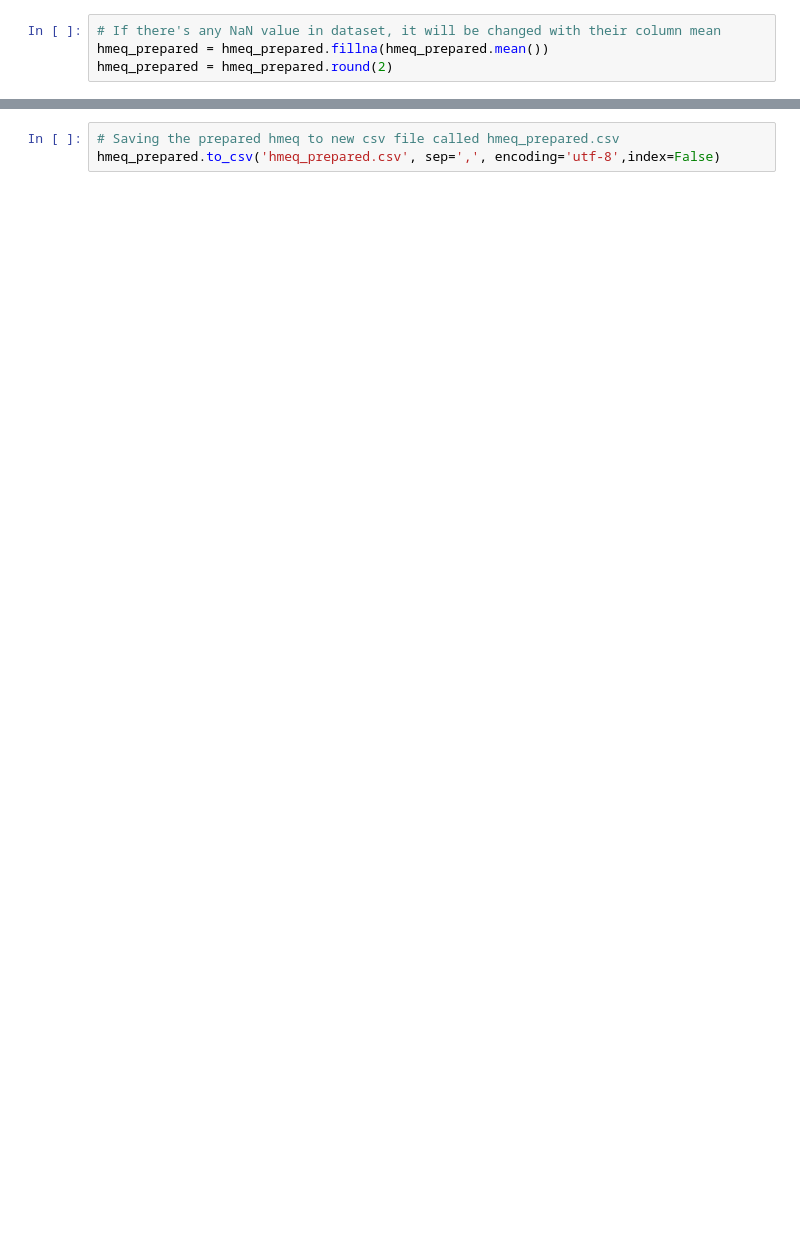
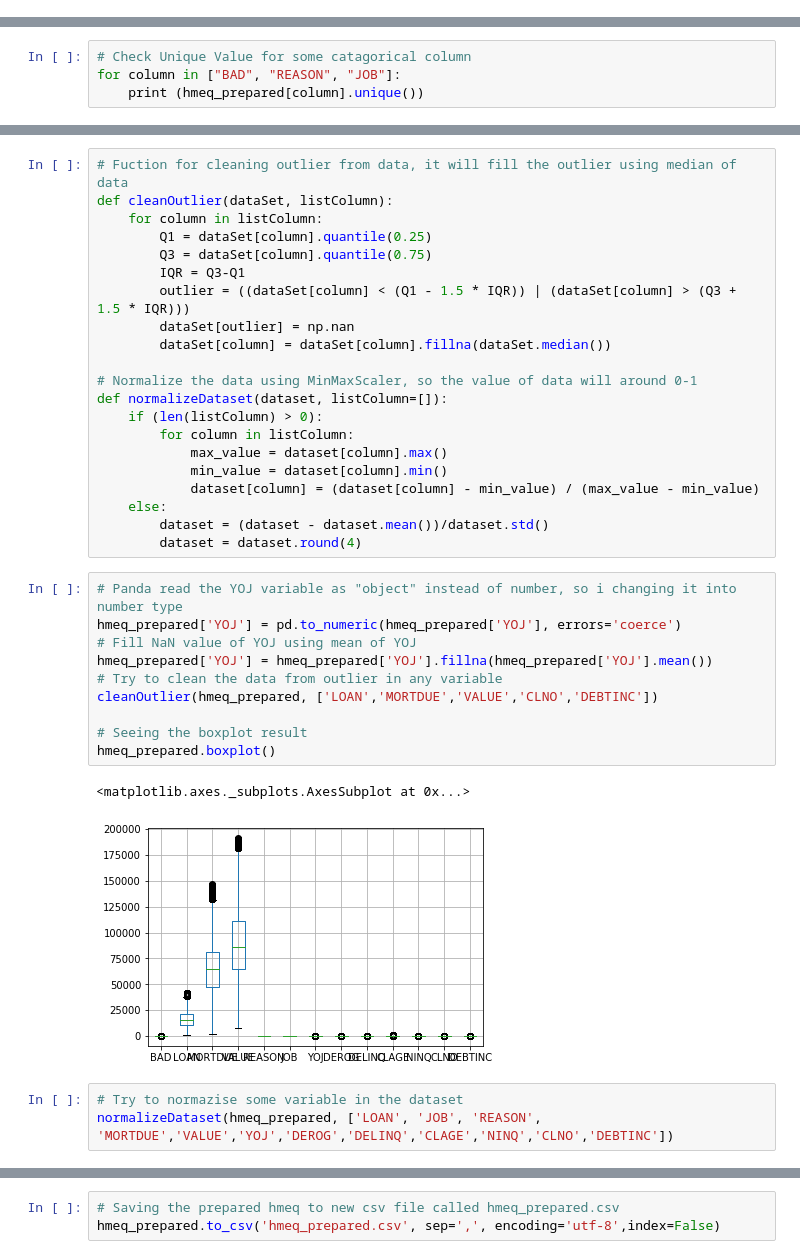
Before and after one commit to zakiraihan/PDIB-ZakiRaihan-1606878505, a Jupyter notebook: Tugas 1/PDIB - Data Preparation.ipynb, the cells around one changed output, grey strips where cells are left out. Drawn from its saved outputs; the diff is of its cells as text; blank space fills up the shorter version.

```diff
--- a/Tugas 1/PDIB - Data Preparation.ipynb
+++ b/Tugas 1/PDIB - Data Preparation.ipynb
@@ -47,4 +27,0 @@ hmeq_prepared.head()
-# %%
-# If there's any NaN value in dataset, it will be changed with their column mean
-hmeq_prepared = hmeq_prepared.fillna(hmeq_prepared.mean())
-hmeq_prepared = hmeq_prepared.round(2)
@@ -60,0 +28,4 @@ hmeq_prepared.head()
+# %%
+# Check Unique Value for some catagorical column
+for column in ["BAD", "REASON", "JOB"]:
+    print (hmeq_prepared[column].unique())
@@ -60,0 +63,37 @@ hmeq_prepared.head()
+# %%
+# Fuction for cleaning outlier from data, it will fill the outlier using median of data
+def cleanOutlier(dataSet, listColumn):
+    for column in listColumn:
+        Q1 = dataSet[column].quantile(0.25)
+        Q3 = dataSet[column].quantile(0.75)
+        IQR = Q3-Q1
+        outlier = ((dataSet[column] < (Q1 - 1.5 * IQR)) | (dataSet[column] > (Q3 + 1.5 * IQR)))
+        dataSet[outlier] = np.nan
+        dataSet[column] = dataSet[column].fillna(dataSet.median())
+
+# Normalize the data using MinMaxScaler, so the value of data will around 0-1
+def normalizeDataset(dataset, listColumn=[]):
+    if (len(listColumn) > 0):
+        for column in listColumn:
+            max_value = dataset[column].max()
+            min_value = dataset[column].min()
+            dataset[column] = (dataset[column] - min_value) / (max_value - min_value)
+    else:
+        dataset = (dataset - dataset.mean())/dataset.std()
+        dataset = dataset.round(4)
+# %%
+# Panda read the YOJ variable as "object" instead of number, so i changing it into number type
+hmeq_prepared['YOJ'] = pd.to_numeric(hmeq_prepared['YOJ'], errors='coerce')
+# Fill NaN value of YOJ using mean of YOJ
+hmeq_prepared['YOJ'] = hmeq_prepared['YOJ'].fillna(hmeq_prepared['YOJ'].mean())
+# Try to clean the data from outlier in any variable
+cleanOutlier(hmeq_prepared, ['LOAN','MORTDUE','VALUE','CLNO','DEBTINC'])
+
+# Seeing the boxplot result
+hmeq_prepared.boxplot()
+# %% [output]
+<matplotlib.axes._subplots.AxesSubplot at 0x...>
+[figure, added]
+# %%
+# Try to normazise some variable in the dataset
+normalizeDataset(hmeq_prepared, ['LOAN', 'JOB', 'REASON', 'MORTDUE','VALUE','YOJ','DEROG','DELINQ','CLAGE','NINQ','CLNO','DEBTINC'])
```
Also changed, not shown: parts of 12 cells of this notebook, 3 other files.
